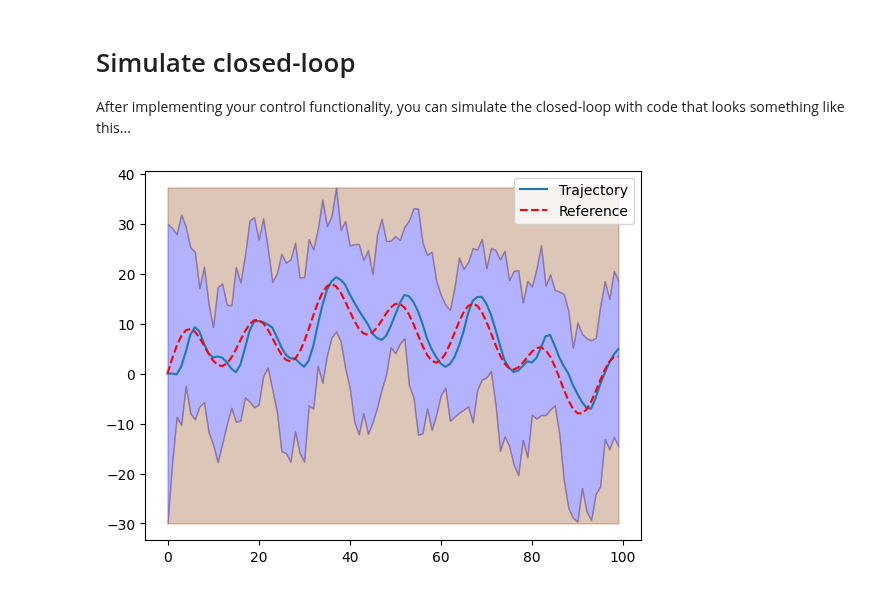
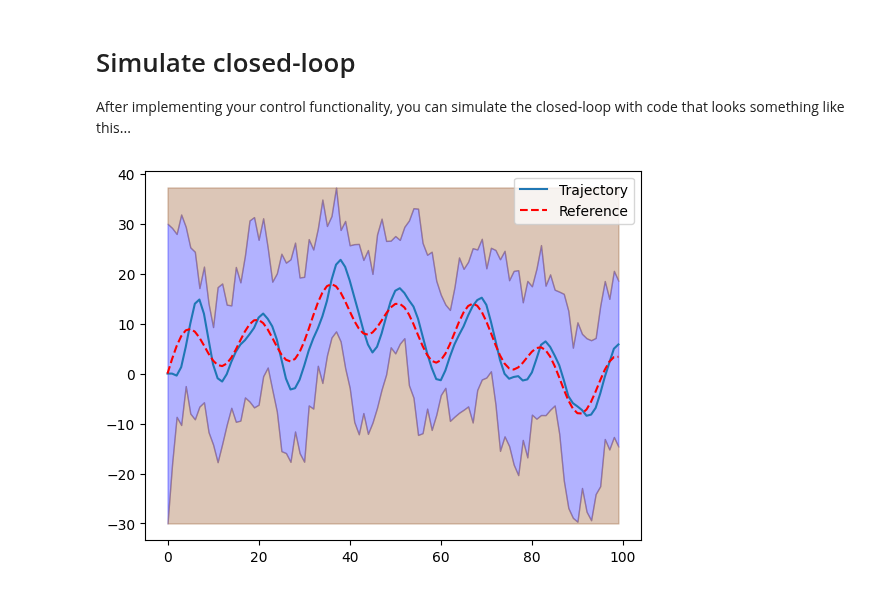
Before and after one commit to kaitobremna/b1-coding-practical-mt24, a Jupyter notebook: notebooks/demo.ipynb, the cells around one changed output. Cells and saved outputs as stored; diff of their text form; code cells hidden in the pictures.

```diff
--- a/notebooks/demo.ipynb
+++ b/notebooks/demo.ipynb
@@ -16,12 +16,12 @@ After implementing your control functionality, you can simulate the closed-loop
 # %%
 # Import relevant modules
 
 sub = Submarine()
 # Instantiate your controller (depending on your implementation)
-closed_loop = ClosedLoop(sub, PDController(kp=0.05, kd=0.6))
+closed_loop = ClosedLoop(sub, PDController(kp=0.15, kd=0.6))
 mission = Mission.from_csv("/Users/kaitobremner/Desktop/Studies/Y3/B1/Practical/b1-coding-practical-mt24/data/mission.csv") # You must implement this method in the Mission class
 
 trajectory = closed_loop.simulate_with_random_disturbances(mission)
 trajectory.plot_completed_mission(mission)
 # %% [output]
-[figure, old version]
+[figure, new version]
```
Also changed, not shown: 1 other file.
